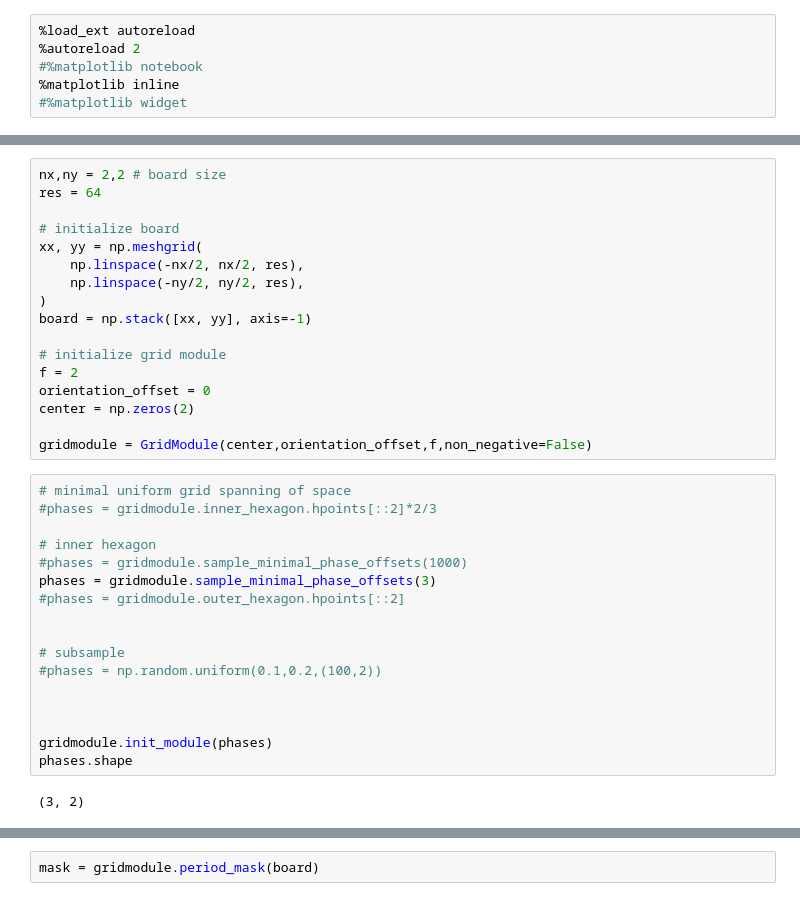
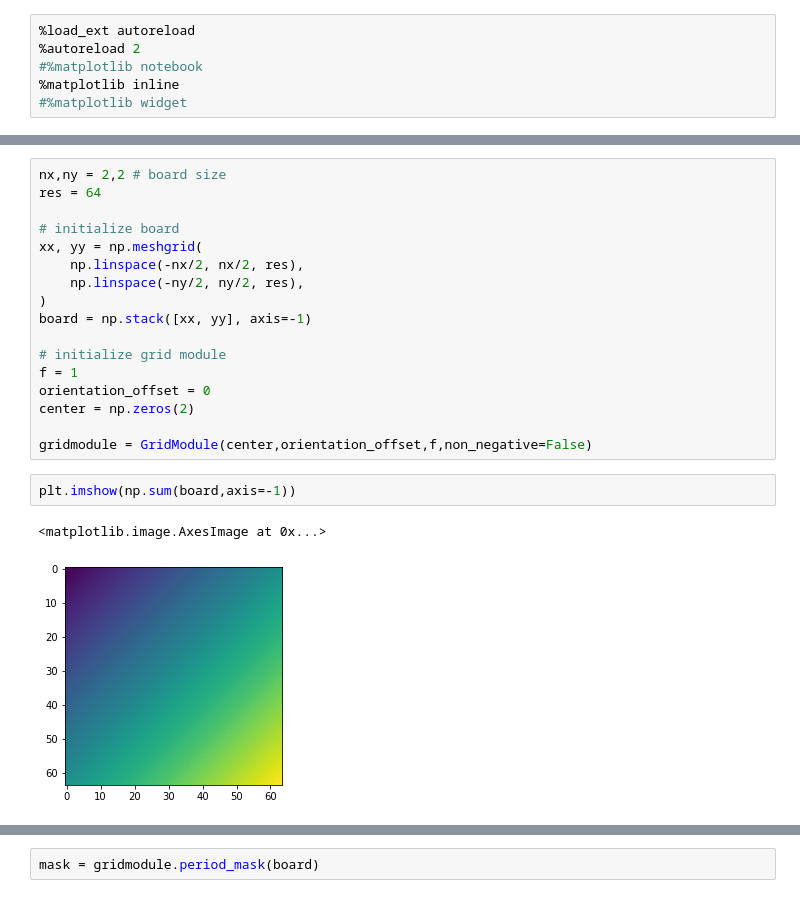
Before and after one commit to bioAI-Oslo/CI-grid-cells, a Jupyter notebook: dev/low-dim-Copy1.ipynb, the cells around one changed output, grey strips where cells are left out. Drawn from its saved outputs; the diff is of its cells as text.

```diff
--- a/dev/low-dim-Copy1.ipynb
+++ b/dev/low-dim-Copy1.ipynb
@@ -46,27 +46,13 @@ xx, yy = np.meshgrid(
 board = np.stack([xx, yy], axis=-1)
 
 # initialize grid module
-f = 2
+f = 1
 orientation_offset = 0
 center = np.zeros(2)
 
 gridmodule = GridModule(center,orientation_offset,f,non_negative=False)
-# %%
-# minimal uniform grid spanning of space
-#phases = gridmodule.inner_hexagon.hpoints[::2]*2/3
-
-# inner hexagon
-#phases = gridmodule.sample_minimal_phase_offsets(1000)
-phases = gridmodule.sample_minimal_phase_offsets(3)
-#phases = gridmodule.outer_hexagon.hpoints[::2]
-
-
-# subsample
-#phases = np.random.uniform(0.1,0.2,(100,2))
-
-
-
-gridmodule.init_module(phases)
-phases.shape
-# %% [output]
-(3, 2)
+# %%
+plt.imshow(np.sum(board,axis=-1))
+# %% [output]
+<matplotlib.image.AxesImage at 0x...>
+[figure, added]
```
Also changed, not shown: parts of 16 cells of this notebook, 16 other files.
